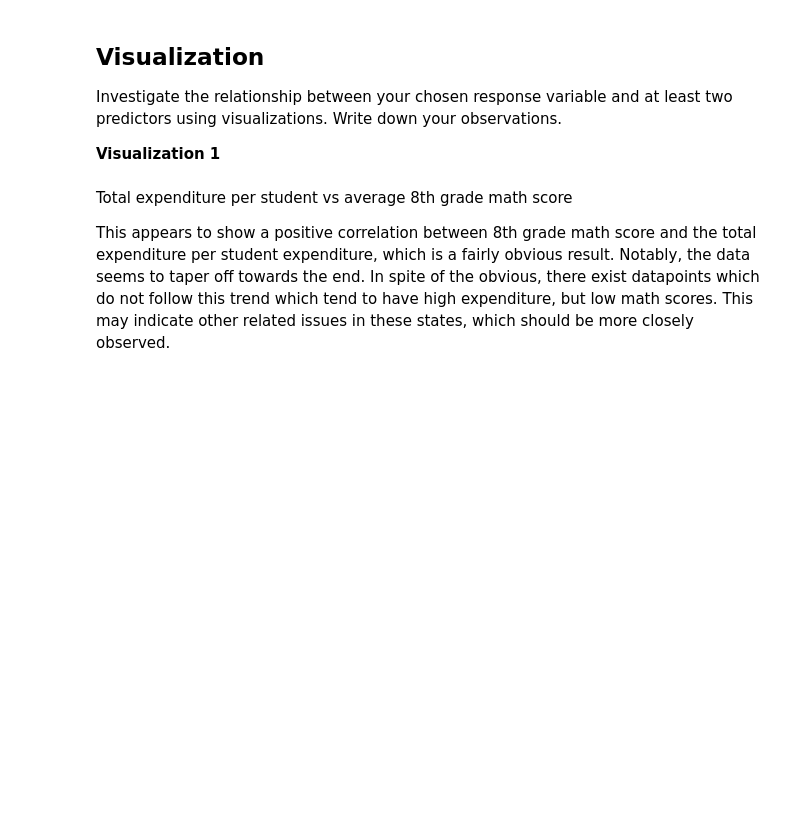
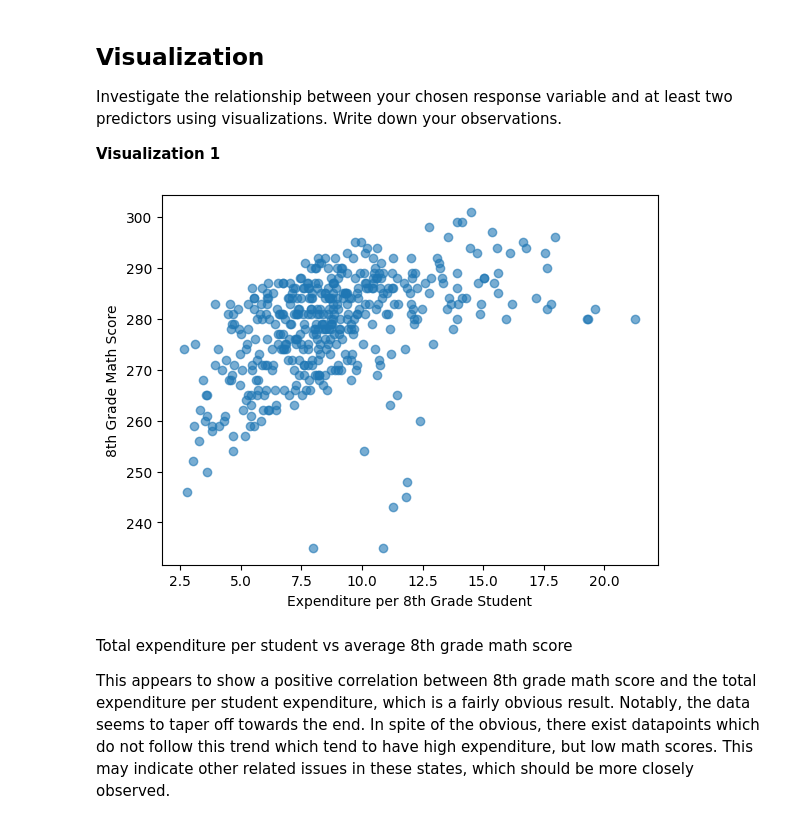
Before and after one commit to zayduzzaman/MDST_Onboarding, a Jupyter notebook: tutorial1/checkpoint1.ipynb, the cells around one changed output. Saved outputs shown, nothing was run; the diff lists cells and outputs as text; code cells hidden in the pictures; blank space fills up the shorter version.

```diff
--- a/tutorial1/checkpoint1.ipynb
+++ b/tutorial1/checkpoint1.ipynb
@@ -208,11 +223,13 @@ Investigate the relationship between your chosen response variable and at least
 
 **Visualization 1**
 # %%
-plt.scatter(states_csv["KNOWN_EXPENDITURE_PER_STUDENT_8"], states_csv["AVG_MATH_8_SCORE"], alpha = 0.6)
+plt.scatter(states_csv["KNOWN_DIRECT_EXPENDITURE_PER_STUDENT"], states_csv["AVG_MATH_8_SCORE"], alpha = 0.6)
 plt.xlabel('Expenditure per 8th Grade Student')
 plt.ylabel('8th Grade Math Score')
 
 plt.show()
+# %% [output]
+[figure, added]
 # %% [markdown]
 Total expenditure per student vs average 8th grade math score
 
```
Also changed, not shown: parts of 7 cells of this notebook.
